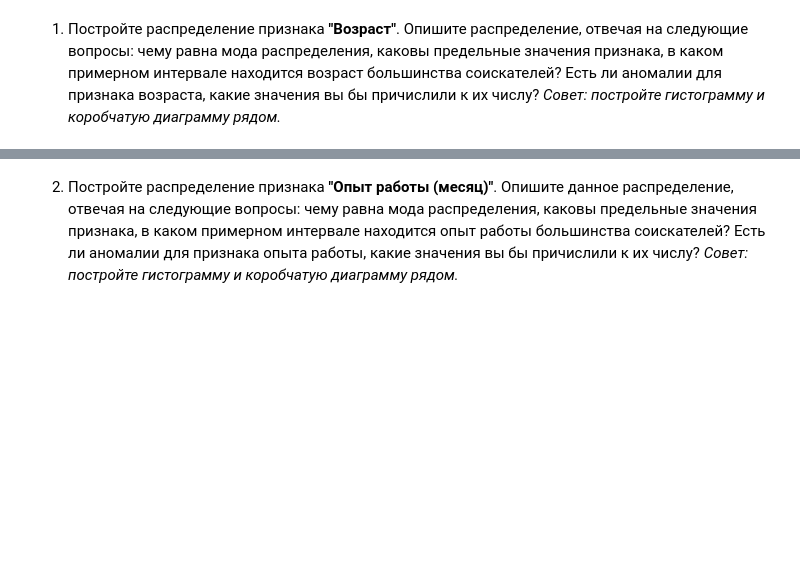
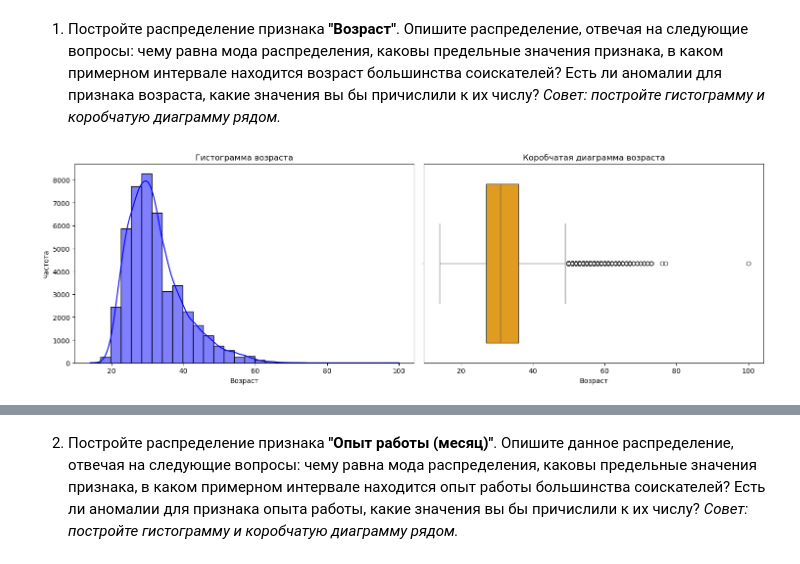
Before and after one commit to Seegment/mipt, a Jupyter notebook: Домашнее задание5.ipynb, the cells around one changed output, grey strips where cells are left out. Saved outputs shown, nothing was run; the diff lists cells and outputs as text; code cells hidden in the pictures; blank space fills up the shorter version.

```diff
--- a/Домашнее задание5.ipynb
+++ b/Домашнее задание5.ipynb
@@ -665,5 +665,30 @@ Index: []
 1. Постройте распределение признака **"Возраст"**. Опишите распределение, отвечая на следующие вопросы: чему равна мода распределения, каковы предельные значения признака, в каком примерном интервале находится возраст большинства соискателей? Есть ли аномалии для признака возраста, какие значения вы бы причислили к их числу?
 *Совет: постройте гистограмму и коробчатую диаграмму рядом.*
 # %%
-# ваш код здесь
+import pandas as pd
+import matplotlib.pyplot as plt
+import seaborn as sns
+
+# Предположим, что данные уже загружены в DataFrame df
+# Увеличиваем размер графиков
+plt.figure(figsize=(15, 5))
+
+# Гистограмма
+plt.subplot(1, 2, 1)  # 1 строка, 2 столбца, 1-й график
+sns.histplot(df["Возраст"], bins=30, kde=True, color="blue")
+plt.title("Гистограмма возраста")
+plt.xlabel("Возраст")
+plt.ylabel("Частота")
+
+# Boxplot
+plt.subplot(1, 2, 2)  # 1 строка, 2 столбца, 2-й график
+sns.boxplot(x=df["Возраст"], color="orange")
+plt.title("Коробчатая диаграмма возраста")
+plt.xlabel("Возраст")
+
+# Показываем графики
+plt.tight_layout()
+plt.show()
+# %% [output]
+[figure, added]
 # %% [markdown]
```
Also changed, not shown: parts of 24 cells of this notebook.
